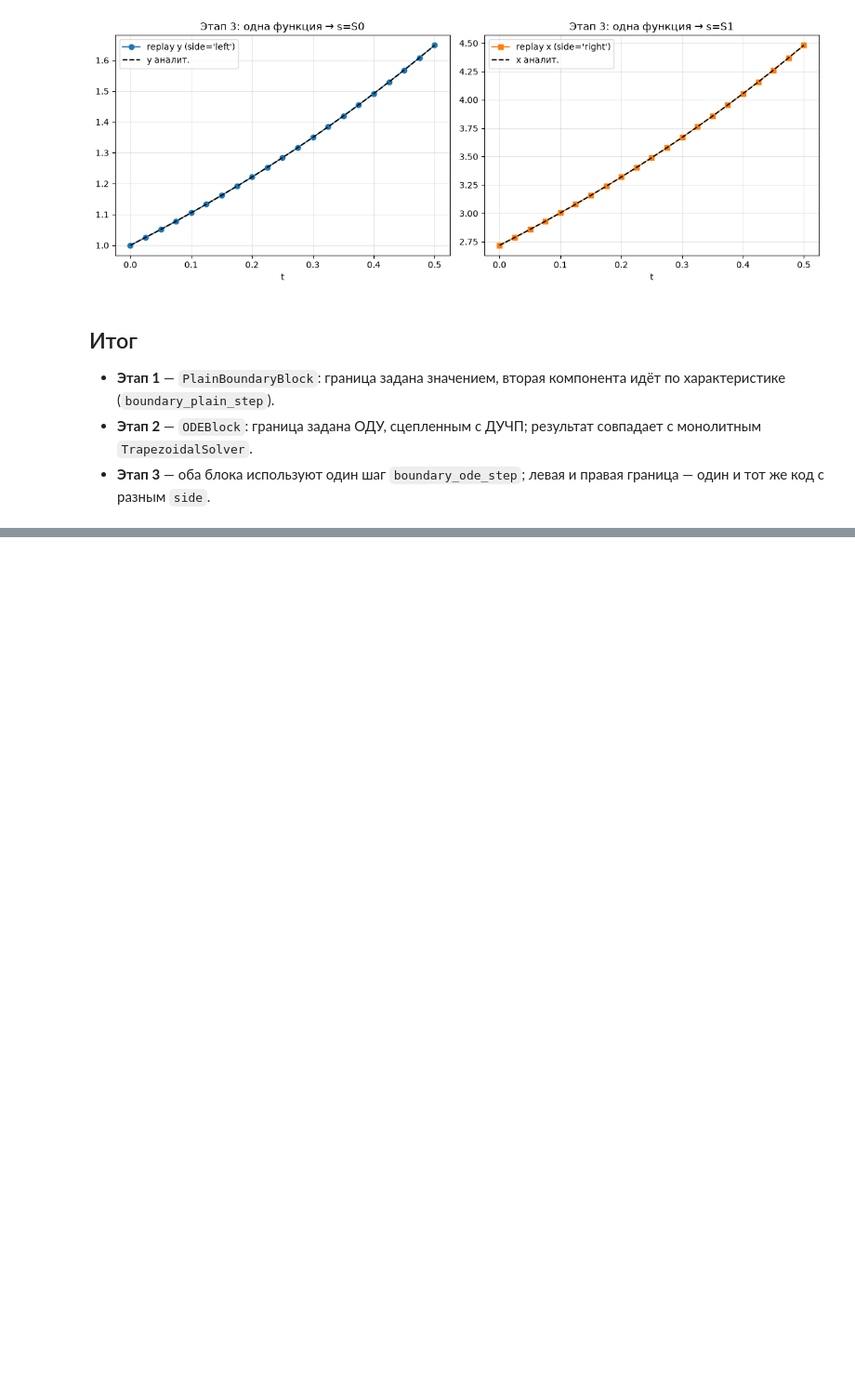
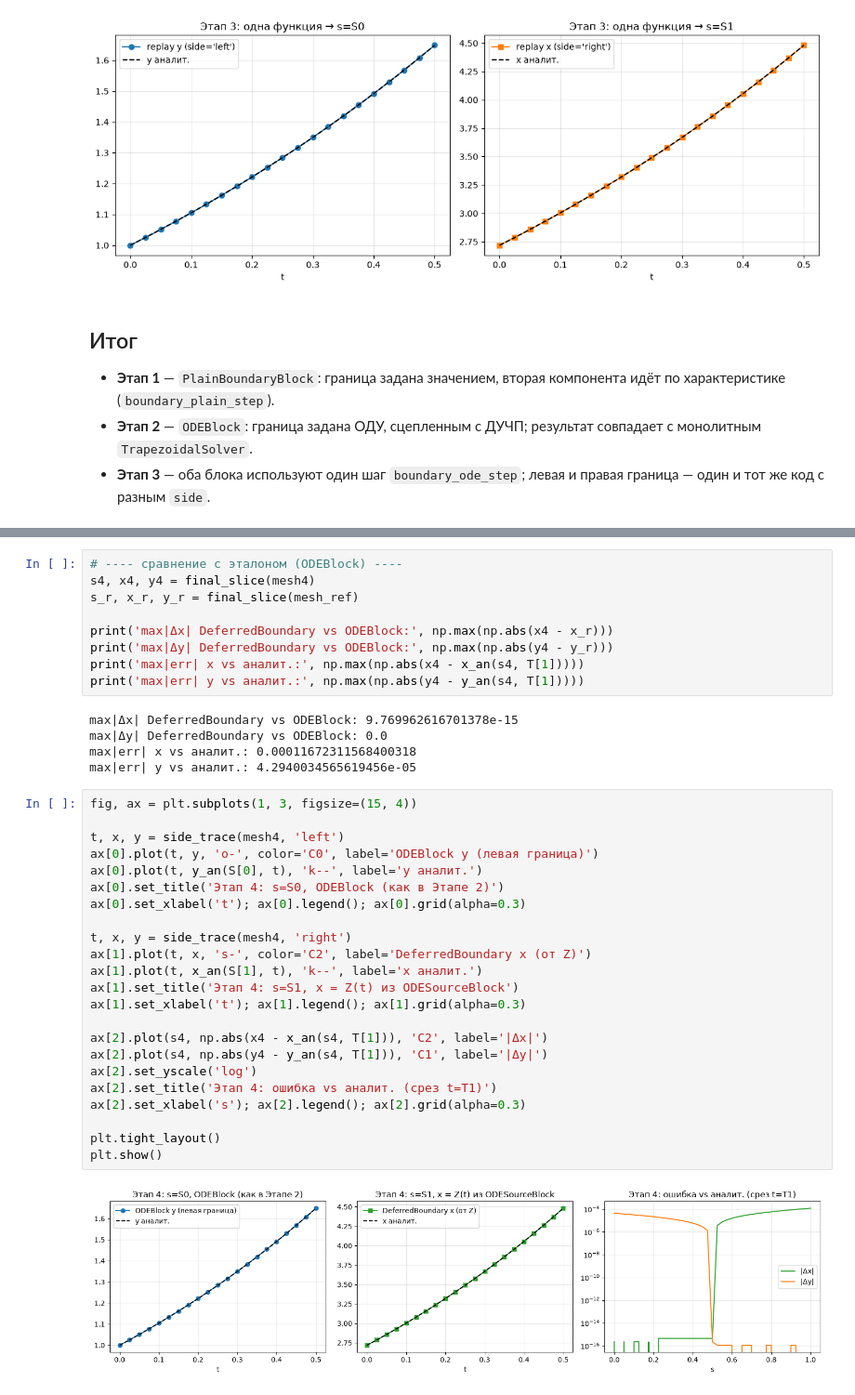
Before and after one commit to Dann38/cascad_oc, a Jupyter notebook: example/cascadoc_new_blocks.ipynb, the cells around one changed output, grey strips where cells are left out. Shown at 93% size. Drawn from its saved outputs; the diff is of its cells as text; blank space fills up the shorter version.

```diff
--- a/example/cascadoc_new_blocks.ipynb
+++ b/example/cascadoc_new_blocks.ipynb
@@ -242,0 +317,39 @@ plt.show()
+# %%
+# ---- сравнение с эталоном (ODEBlock) ----
+s4, x4, y4 = final_slice(mesh4)
+s_r, x_r, y_r = final_slice(mesh_ref)
+
+print('max|Δx| DeferredBoundary vs ODEBlock:', np.max(np.abs(x4 - x_r)))
+print('max|Δy| DeferredBoundary vs ODEBlock:', np.max(np.abs(y4 - y_r)))
+print('max|err| x vs аналит.:', np.max(np.abs(x4 - x_an(s4, T[1]))))
+print('max|err| y vs аналит.:', np.max(np.abs(y4 - y_an(s4, T[1]))))
+# %% [output]
+max|Δx| DeferredBoundary vs ODEBlock: 9.769962616701378e-15
+max|Δy| DeferredBoundary vs ODEBlock: 0.0
+max|err| x vs аналит.: 0.00011672311568400318
+max|err| y vs аналит.: 4.2940034565619456e-05
+# %%
+fig, ax = plt.subplots(1, 3, figsize=(15, 4))
+
+t, x, y = side_trace(mesh4, 'left')
+ax[0].plot(t, y, 'o-', color='C0', label='ODEBlock y (левая граница)')
+ax[0].plot(t, y_an(S[0], t), 'k--', label='y аналит.')
+ax[0].set_title('Этап 4: s=S0, ODEBlock (как в Этапе 2)')
+ax[0].set_xlabel('t'); ax[0].legend(); ax[0].grid(alpha=0.3)
+
+t, x, y = side_trace(mesh4, 'right')
+ax[1].plot(t, x, 's-', color='C2', label='DeferredBoundary x (от Z)')
+ax[1].plot(t, x_an(S[1], t), 'k--', label='x аналит.')
+ax[1].set_title('Этап 4: s=S1, x = Z(t) из ODESourceBlock')
+ax[1].set_xlabel('t'); ax[1].legend(); ax[1].grid(alpha=0.3)
+
+ax[2].plot(s4, np.abs(x4 - x_an(s4, T[1])), 'C2', label='|Δx|')
+ax[2].plot(s4, np.abs(y4 - y_an(s4, T[1])), 'C1', label='|Δy|')
+ax[2].set_yscale('log')
+ax[2].set_title('Этап 4: ошибка vs аналит. (срез t=T1)')
+ax[2].set_xlabel('s'); ax[2].legend(); ax[2].grid(alpha=0.3)
+
+plt.tight_layout()
+plt.show()
+# %% [output]
+[figure, added]
```
Also changed, not shown: parts of 4 cells of this notebook, 10 other files.
